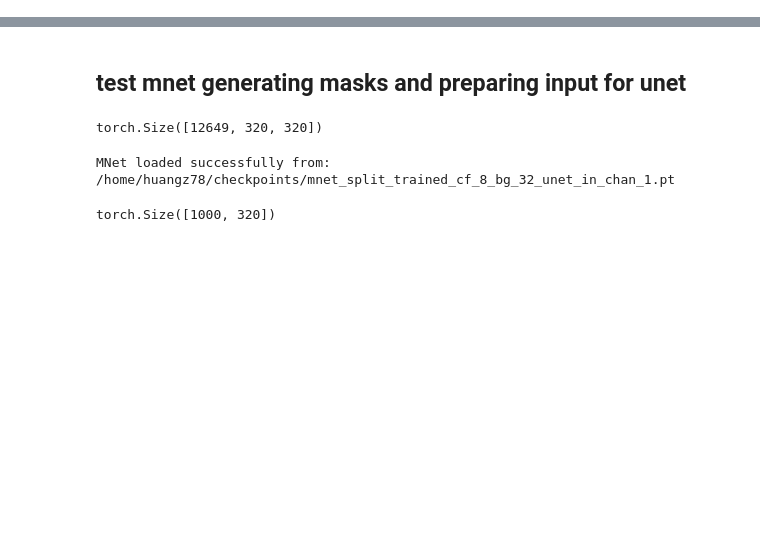
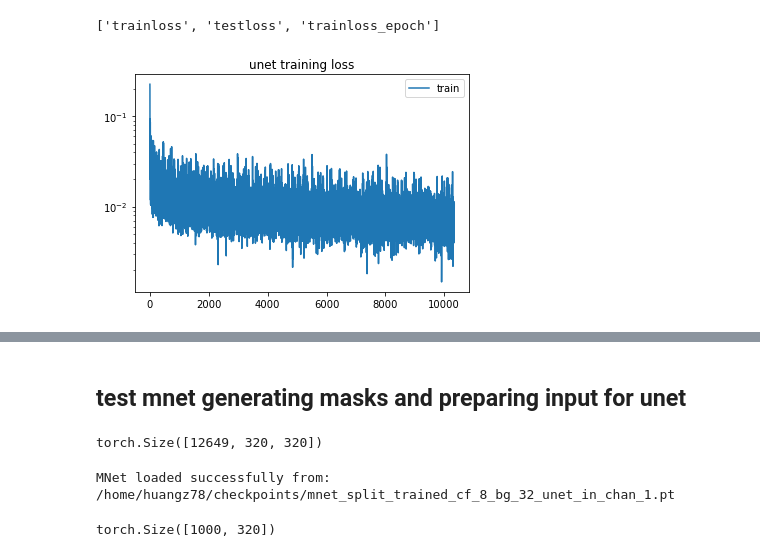
Before and after one commit to zhishenhuang/mri, a Jupyter notebook: unet_solver.ipynb, the cells around one changed output, grey strips where cells are left out. Cells and saved outputs as stored; diff of their text form; code cells hidden in the pictures; blank space fills up the shorter version.

```diff
--- a/unet_solver.ipynb
+++ b/unet_solver.ipynb
@@ -22,3 +22,18 @@ sys.path.insert(0,'/home/huangz78/mri/unet/')
 import unet_model
 reload(unet_model)
 from unet_model import UNet
+# %%
+histpath = '/home/huangz78/checkpoints/TrainRec_unet_1_True_8fmnet.npz'
+hist = np.load(histpath)
+print(hist.files)
+# %% [output]
+['trainloss', 'testloss', 'trainloss_epoch']
+# %%
+plt.figure()
+plt.plot(hist['trainloss'],label='train')
+plt.yscale('log')
+plt.title('unet training loss')
+plt.legend(loc='best')
+plt.show()
+# %% [output]
+[figure, added]
```
Also changed, not shown: parts of 1 cell of this notebook, 4 other files.
